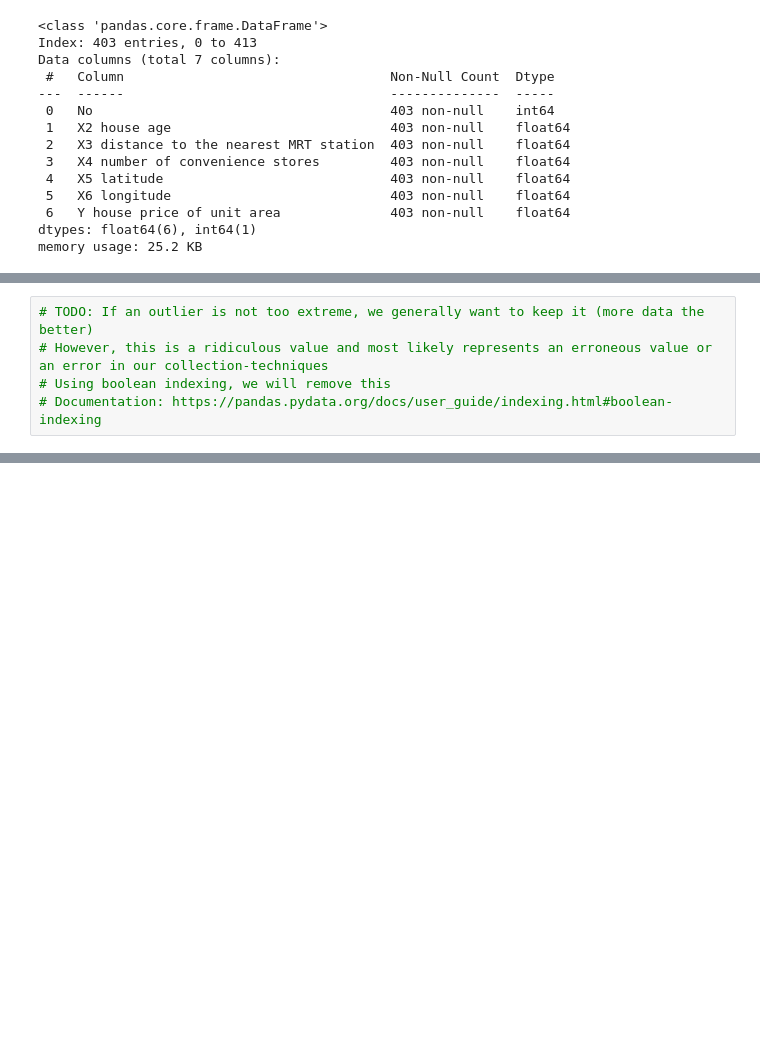
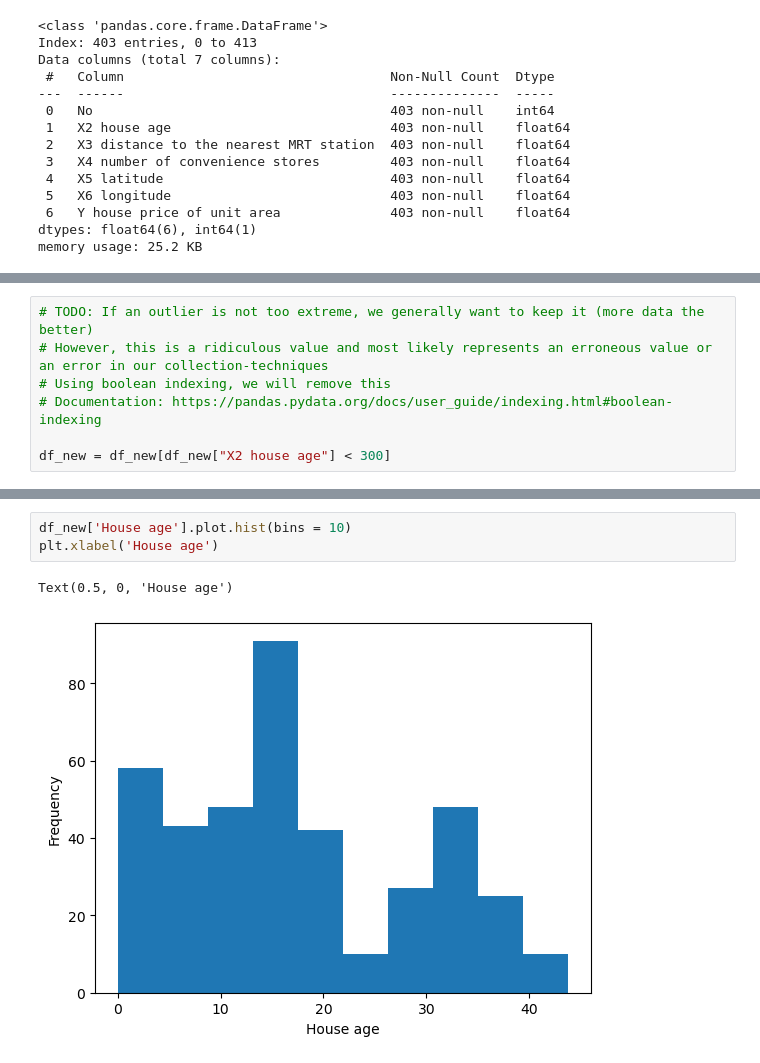
Before and after one commit to ufomaok/tkh_ds_uo_w1, a Jupyter notebook: 1.07/11_13/code_along/data_cleaning.ipynb, the cells around one changed output, grey strips where cells are left out. Drawn from its saved outputs; the diff is of its cells as text; blank space fills up the shorter version.

```diff
--- a/1.07/11_13/code_along/data_cleaning.ipynb
+++ b/1.07/11_13/code_along/data_cleaning.ipynb
@@ -169,3 +171,5 @@ df_new["X2 house age"].plot.hist(bins=25)
 # However, this is a ridiculous value and most likely represents an erroneous value or an error in our collection-techniques
 # Using boolean indexing, we will remove this
 # Documentation: https://pandas.pydata.org/docs/user_guide/indexing.html#boolean-indexing
+
+df_new = df_new[df_new["X2 house age"] < 300]
@@ -185,0 +181,6 @@ Ellipsis
+# %%
+df_new['House age'].plot.hist(bins = 10)
+plt.xlabel('House age')
+# %% [output]
+Text(0.5, 0, 'House age')
+[figure, added]
```
Also changed, not shown: parts of 8 cells of this notebook, 1 other file.
